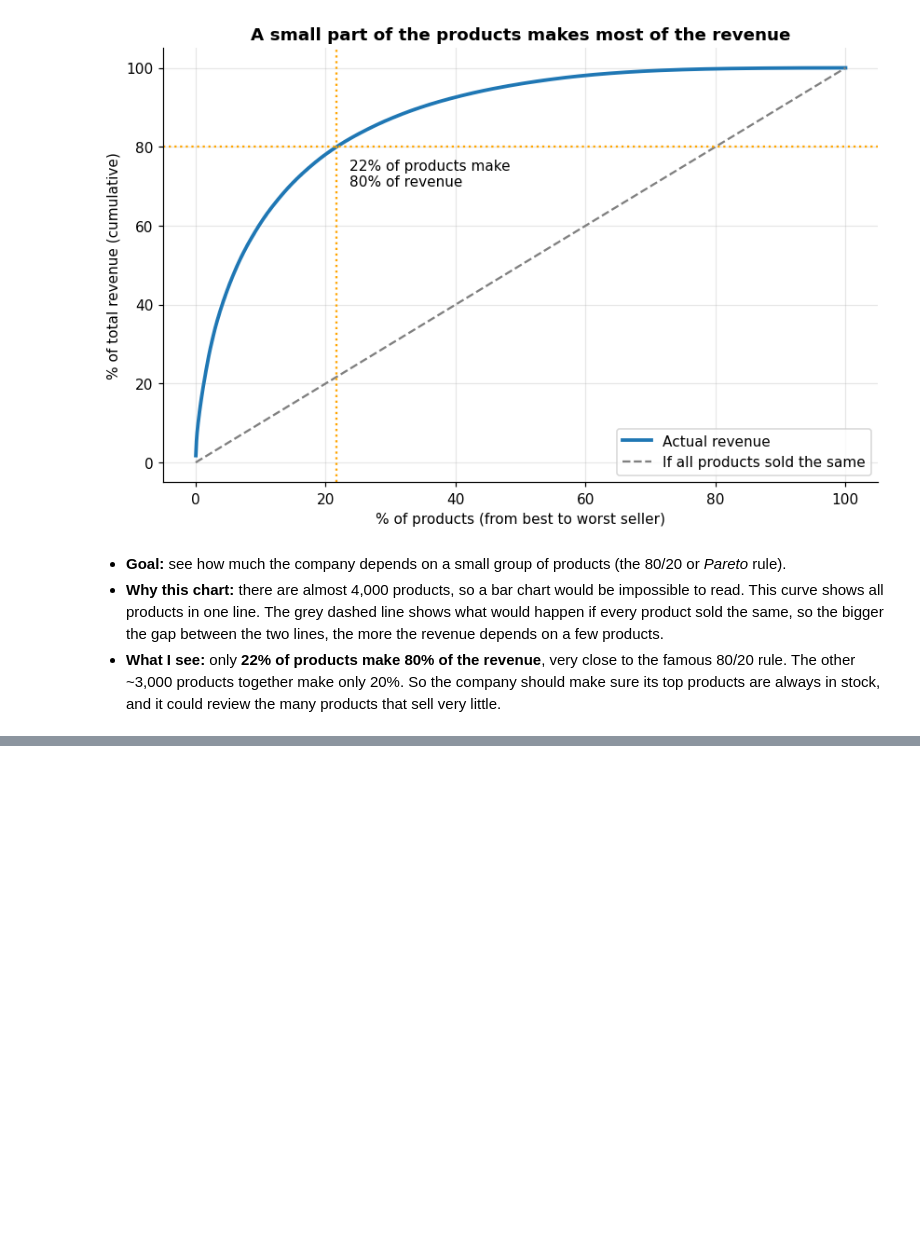
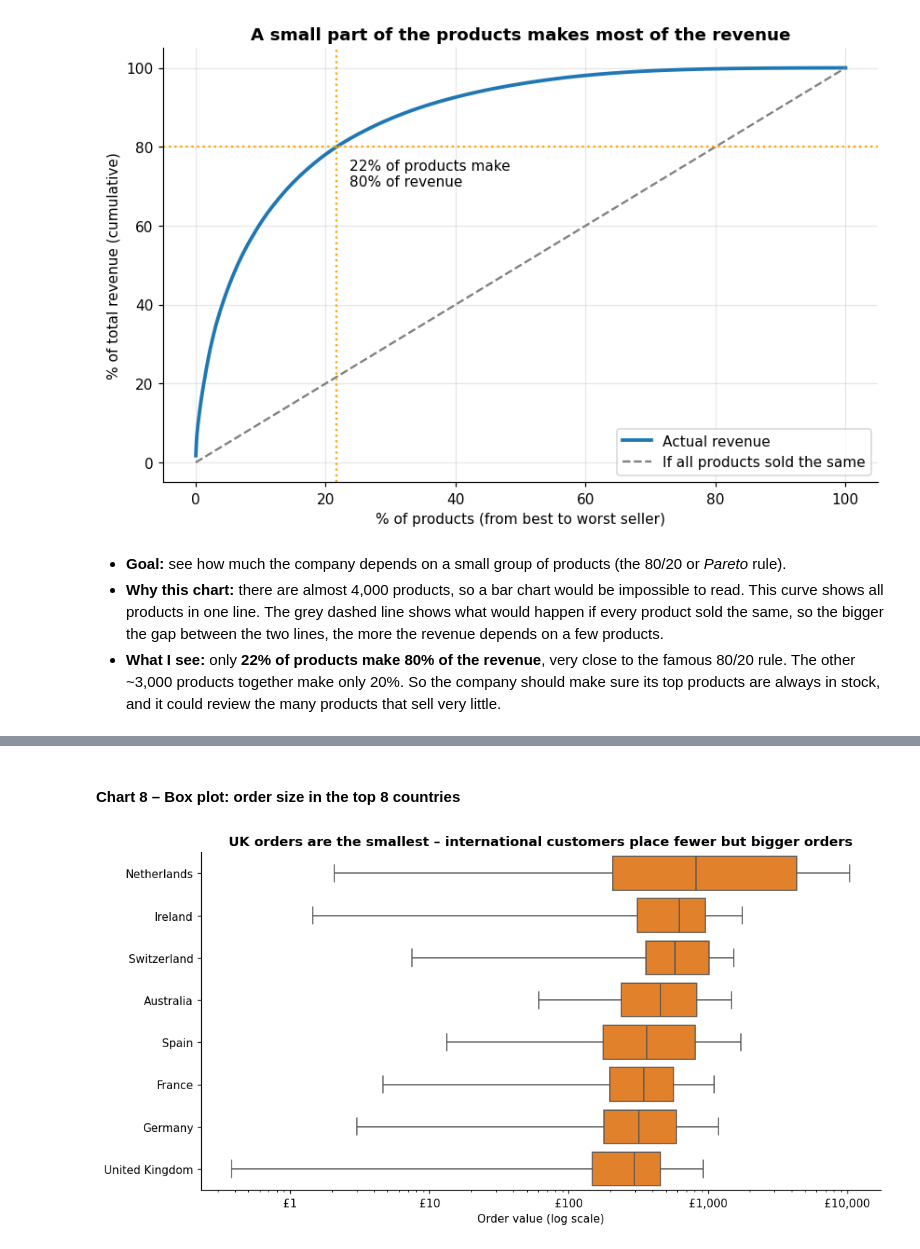
Before and after one commit to 2023357/CA2_Data_Vizualisation, a Jupyter notebook: CA2_Online_Retail.ipynb, the cells around one changed output, grey strips where cells are left out. Saved outputs shown, nothing was run; the diff lists cells and outputs as text; code cells hidden in the pictures; blank space fills up the shorter version.

```diff
--- a/CA2_Online_Retail.ipynb
+++ b/CA2_Online_Retail.ipynb
@@ -804,0 +923,21 @@ plt.show()
+# %% [markdown]
+#### Chart 8 – Box plot: order size in the top 8 countries
+# %%
+# ORDER SIZE IN THE TOP 8 COUNTRIES
+top8 = country.head(8).index                              # the 8 countries with the most revenue
+top_orders = orders[orders["Country"].isin(top8)]
+
+# Sort the countries by their median order, from biggest to smallest
+order_by_median = top_orders.groupby("Country")["OrderValue"].median().sort_values(ascending=False).index
+
+plt.figure(figsize=(11, 5.5))
+sns.boxplot(data=top_orders, x="OrderValue", y="Country", order=order_by_median,
+            showfliers=False, color="tab:orange")         # showfliers=False hides the outlier dots
+plt.xscale("log")
+plt.xticks([1, 10, 100, 1000, 10000], ["£1", "£10", "£100", "£1,000", "£10,000"])
+plt.title("UK orders are the smallest – international customers place fewer but bigger orders")
+plt.xlabel("Order value (log scale)")
+plt.ylabel("")
+plt.show()
+# %% [output]
+[figure, added]
```
Also changed, not shown: parts of 11 cells of this notebook.
